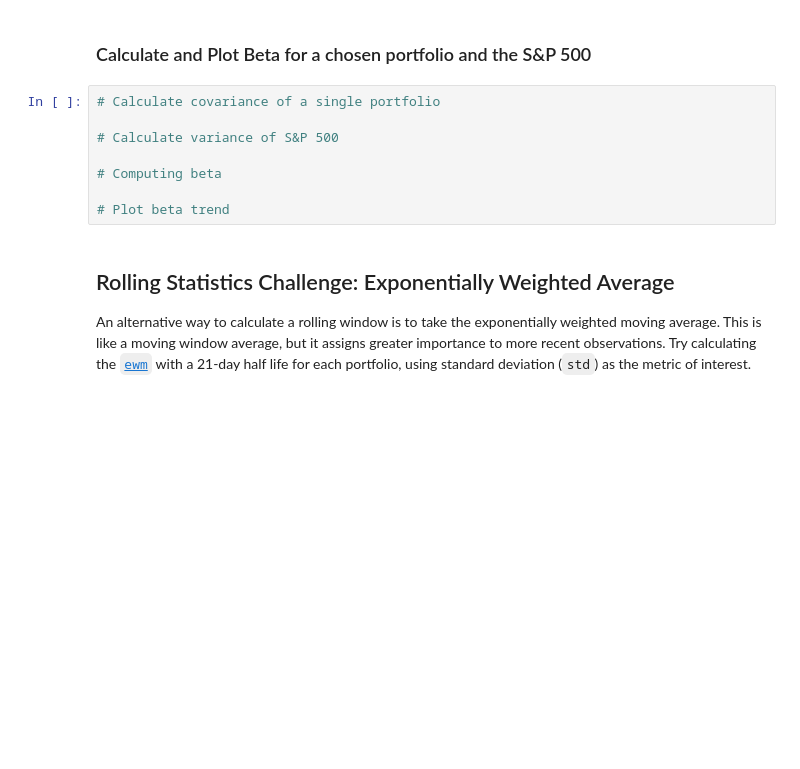
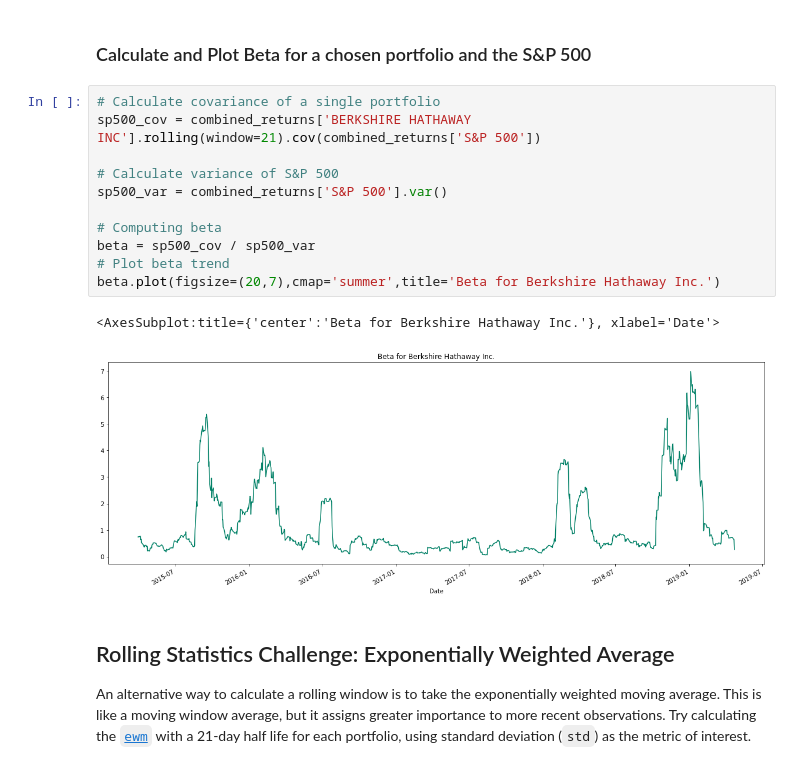
Before and after one commit to Alacrity01/pandas-homework, a Jupyter notebook: whale_analysis.ipynb, the cells around one changed output. Saved outputs shown, nothing was run; the diff lists cells and outputs as text; blank space fills up the shorter version.

```diff
--- a/whale_analysis.ipynb
+++ b/whale_analysis.ipynb
@@ -512,12 +522,18 @@ Risk changes over time. Analyze the rolling statistics for Risk and Beta.
 ### Calculate and Plot Beta for a chosen portfolio and the S&P 500
 # %%
 # Calculate covariance of a single portfolio
+sp500_cov = combined_returns['BERKSHIRE HATHAWAY INC'].rolling(window=21).cov(combined_returns['S&P 500'])
 
 # Calculate variance of S&P 500
+sp500_var = combined_returns['S&P 500'].var()
 
 # Computing beta
-
+beta = sp500_cov / sp500_var
 # Plot beta trend
+beta.plot(figsize=(20,7),cmap='summer',title='Beta for Berkshire Hathaway Inc.')
+# %% [output]
+<AxesSubplot:title={'center':'Beta for Berkshire Hathaway Inc.'}, xlabel='Date'>
+[figure, added]
 # %% [markdown]
 ## Rolling Statistics Challenge: Exponentially Weighted Average
 
```
Also changed, not shown: parts of 50 cells of this notebook.
